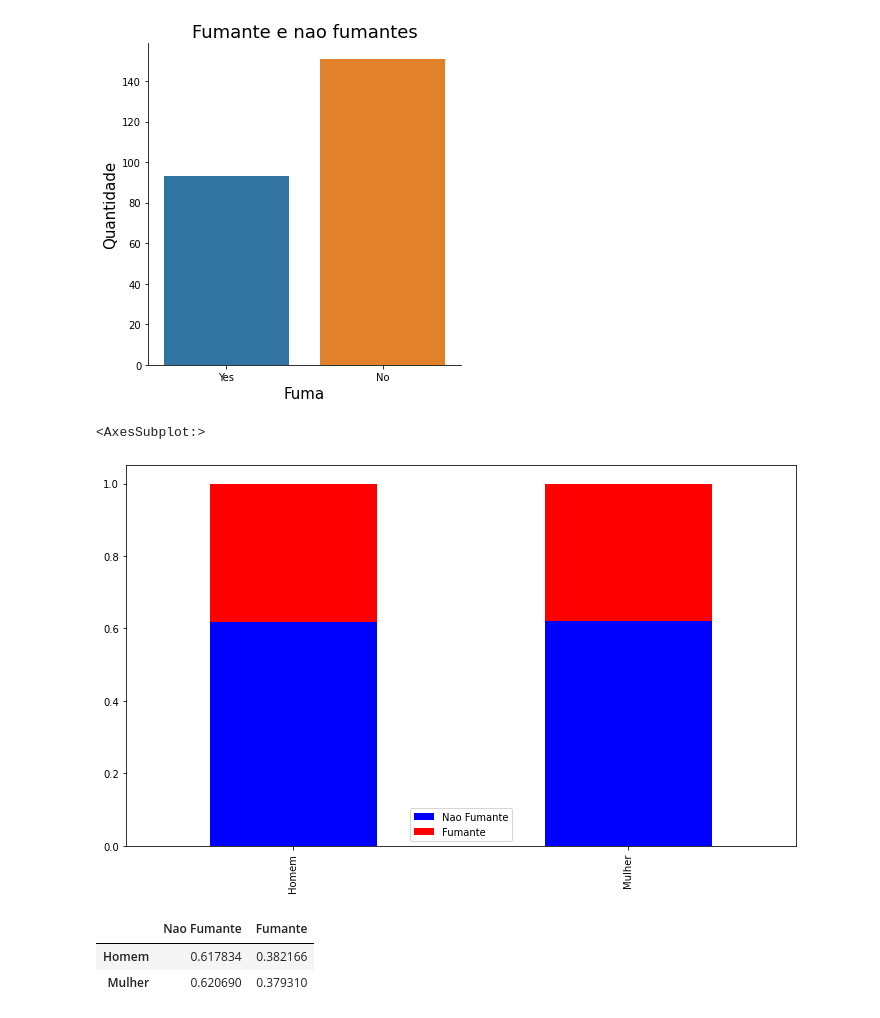
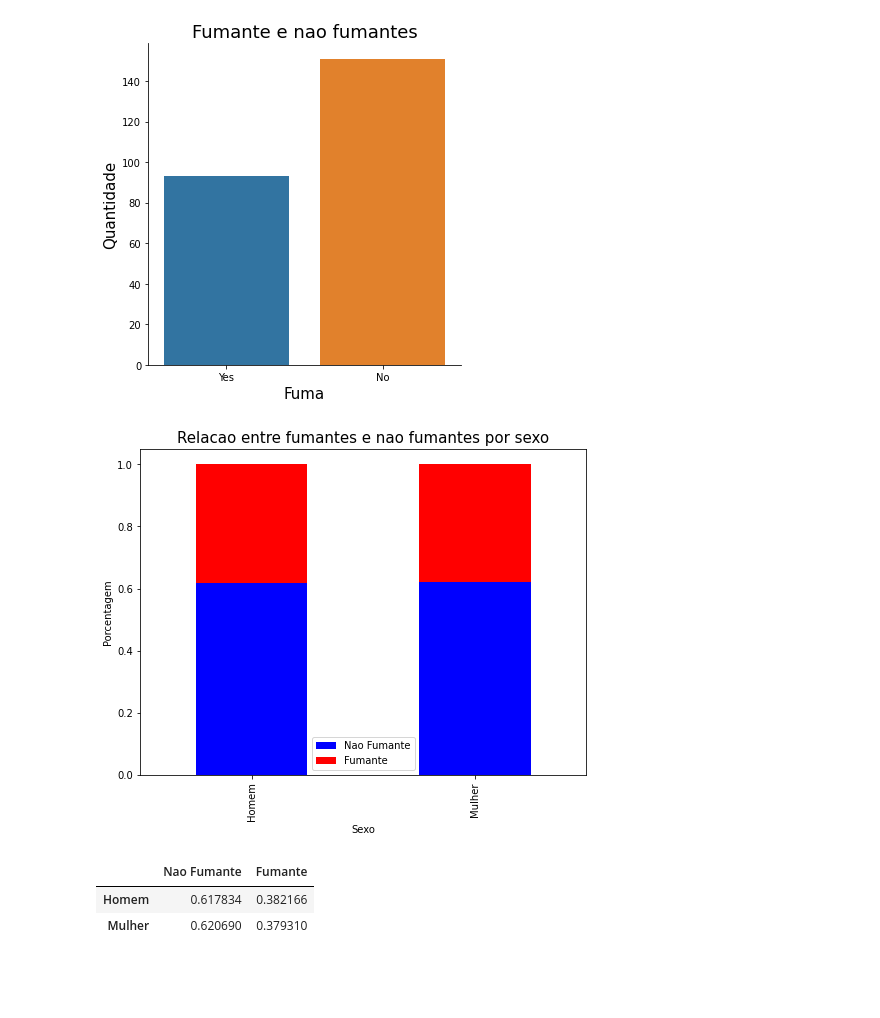
Before and after one commit to bernardo300/AnaliseExploratoria, a Jupyter notebook: Tipsanlise.ipynb, the cells around one changed output. Cells and saved outputs as stored; diff of their text form; code cells hidden in the pictures; blank space fills up the shorter version.

```diff
--- a/Tipsanlise.ipynb
+++ b/Tipsanlise.ipynb
@@ -74,12 +74,15 @@ p = pd.DataFrame([m1,m2],index=['Homem','Mulher'],columns=['Nao Fumante','Fumant
 # %%
 p.plot(kind = 'bar',
         stacked = True,
-        figsize=(12,7),
+        figsize=(8,6),
         color = ['blue','red']
         )
+plt.title('Relacao entre fumantes e nao fumantes por sexo',fontsize=15)
+plt.xlabel('Sexo')
+plt.ylabel('Porcentagem')
+plt.show()
 # %% [output]
-<AxesSubplot:>
-[figure, old version]
+[figure, new version]
 # %%
 p
 # %% [output]
```
